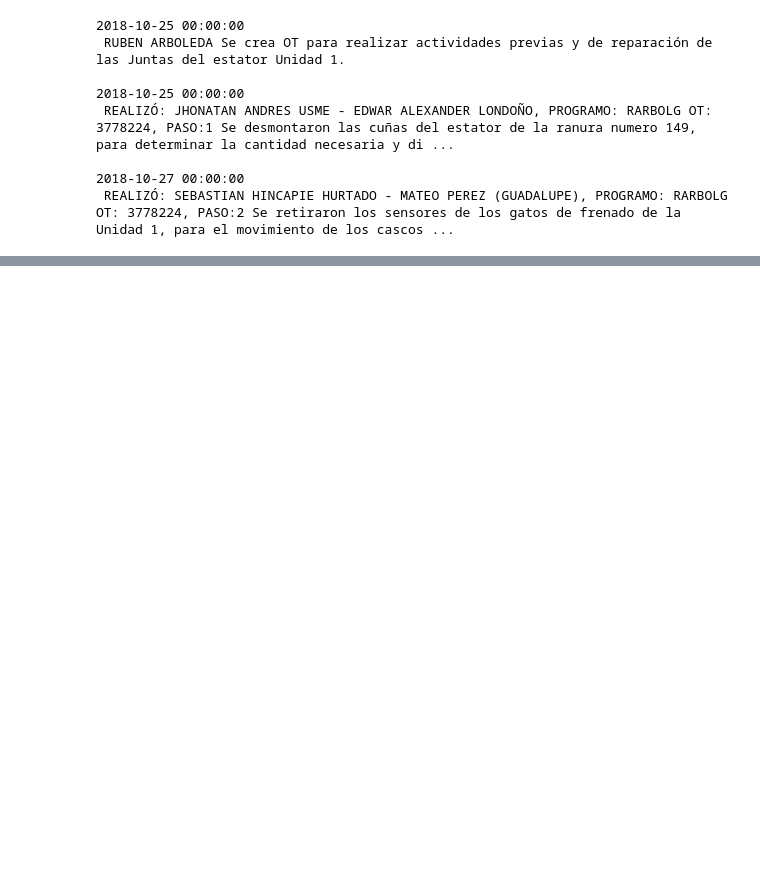
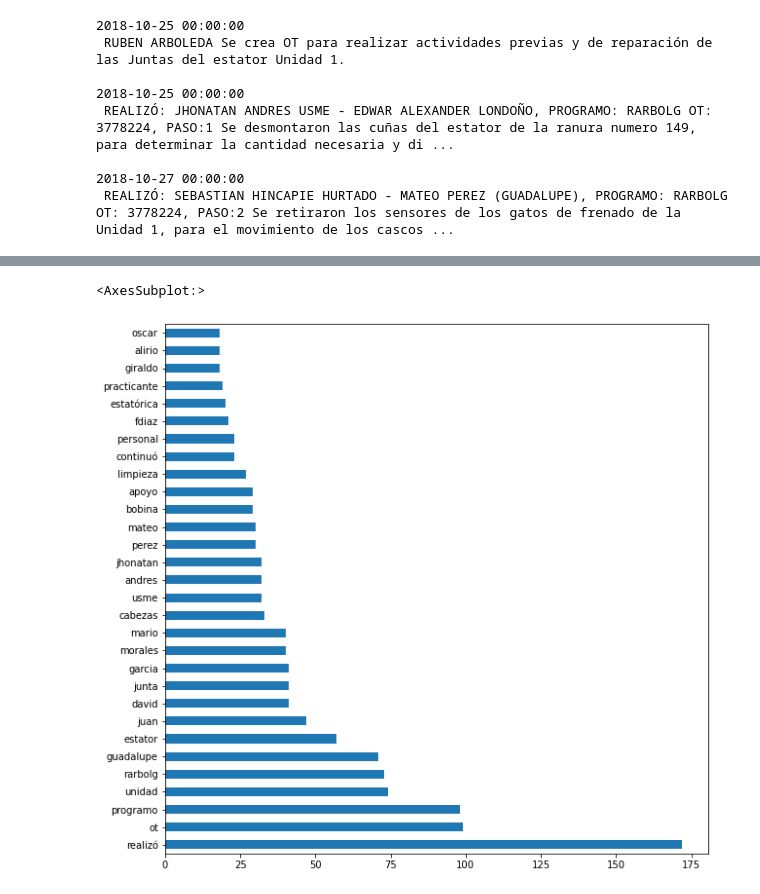
Before and after one commit to juanseleon1/DS4-Team74, a Jupyter notebook: PythonFiles/Santiago.ipynb, the cells around one changed output, grey strips where cells are left out. Saved outputs shown, nothing was run; the diff lists cells and outputs as text; code cells hidden in the pictures; blank space fills up the shorter version.

```diff
--- a/PythonFiles/Santiago.ipynb
+++ b/PythonFiles/Santiago.ipynb
@@ -114,0 +31,28 @@ df_out
+# %%
+#Busqueda de fechas
+dates = search_dates(txt)
+dates_array = []
+for date in dates:
+    dates_array.append(date[0])
+
+#Validación de formato y eliminación de valores inválidos usando REGEX
+r = re.compile("[0-9]{4}(-|/)[0-9]{2}(-|/)[0-9]{2}")
+date_splitters = list(filter(r.match, dates_array))
+
+#Separación del texto
+test_str = [txt]
+splitters = date_splitters
+
+arr = test_str
+
+for splitter in splitters:
+    str_to_split = arr[-1]
+    arr = arr[:-1]
+    new_lines = str_to_split.split(splitter + ' ') #Revisar si es necesario el espacio al final
+    for line in new_lines:
+        arr.append(line)
+
+df_out = pd.DataFrame()
+df_out['DATE'] = pd.to_datetime(date_splitters)
+df_out['CONTENT'] = arr[1:]
+df_out
@@ -132,0 +102,5 @@ redirige al .txt
+# %%
+new_txt = ''.join(df_out['CONTENT'].str.lower())
+clean_txt = [word for word in nltk.word_tokenize(new_txt) if not word in stopwords.words('spanish') and word.isalpha()]
+clean_txt_s = pd.Series(clean_txt)
+clean_txt
@@ -132,0 +145,6 @@ redirige al .txt
+# %%
+fd = pd.Series(nltk.FreqDist(clean_txt))
+fd.sort_values(ascending=False).iloc[:30].plot(figsize=(10,10), kind='barh')
+# %% [output]
+<AxesSubplot:>
+[figure, added]
```
Also changed, not shown: parts of 16 cells of this notebook.
